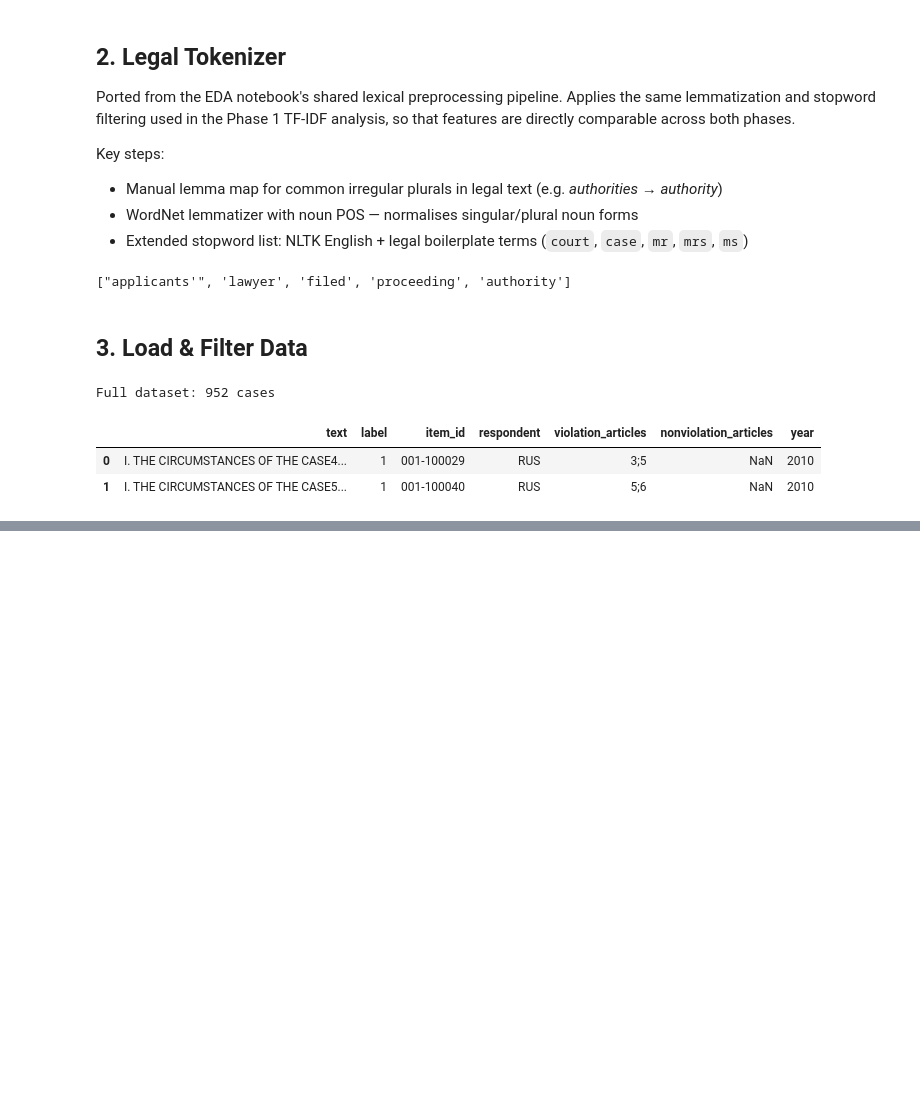
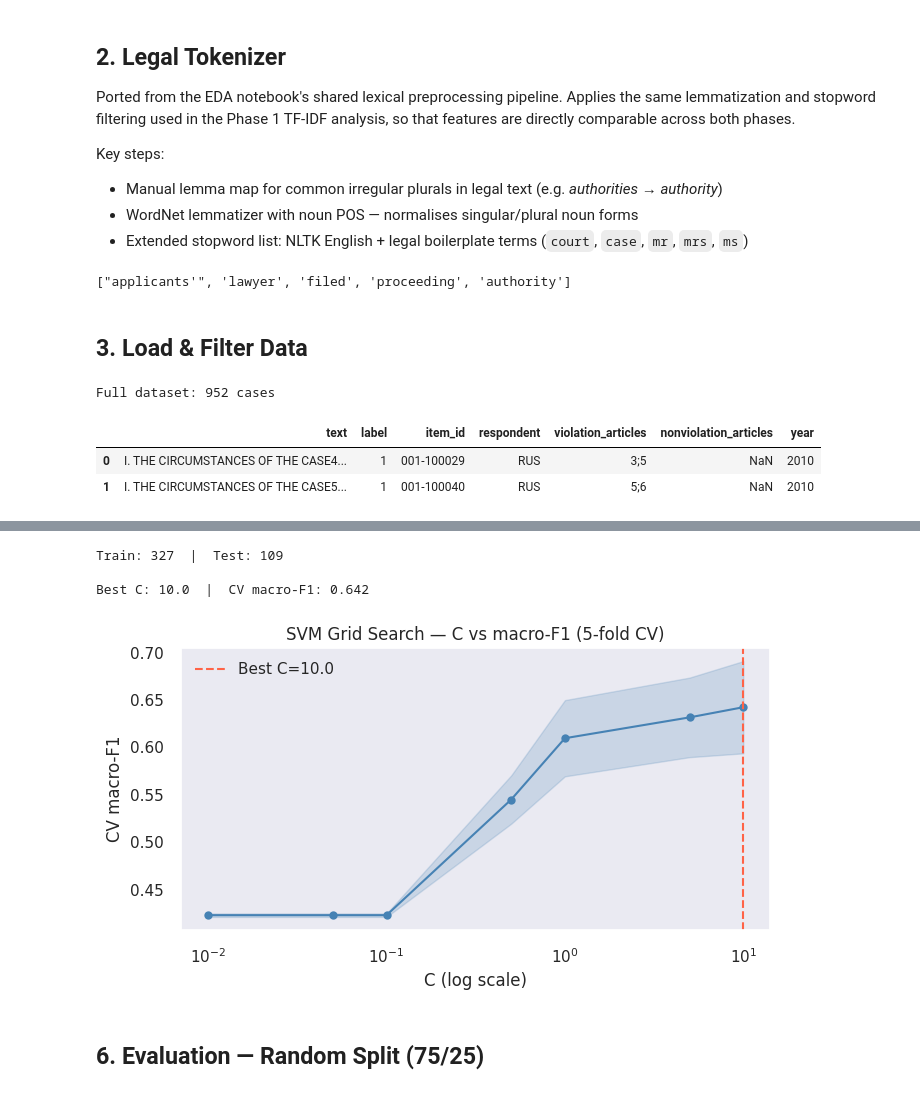
Before and after one commit to leondgarse/echr, a Jupyter notebook: train_svm.ipynb, the cells around one changed output, grey strips where cells are left out. Cells and saved outputs as stored; diff of their text form; code cells hidden in the pictures; blank space fills up the shorter version.

Commit message:
update for grid search

```diff
--- a/train_svm.ipynb
+++ b/train_svm.ipynb
@@ -370,0 +181,45 @@ plt.show()
+# %%
+X_train_r, X_test_r, y_train_r, y_test_r = train_test_split(
+    X, y, test_size=0.25, stratify=y, random_state=RANDOM_STATE
+)
+print(f'Train: {len(X_train_r)}  |  Test: {len(X_test_r)}')
+
+pipe_gs = Pipeline([
+    ('tfidf', make_tfidf()),
+    ('svm',   LinearSVC(max_iter=2000, random_state=RANDOM_STATE)),
+])
+
+param_grid = {'svm__C': [0.01, 0.05, 0.1, 0.5, 1.0, 5.0, 10.0]}
+cv = StratifiedKFold(n_splits=5, shuffle=True, random_state=RANDOM_STATE)
+
+gs = GridSearchCV(pipe_gs, param_grid, cv=cv, scoring='f1_macro', n_jobs=-1, refit=True)
+gs.fit(X_train_r, y_train_r)
+
+print(f'\nBest C: {gs.best_params_["svm__C"]}  |  CV macro-F1: {gs.best_score_:.3f}')
+# %% [output]
+Train: 327  |  Test: 109
+
+Best C: 10.0  |  CV macro-F1: 0.642
+# %%
+results_gs = pd.DataFrame(gs.cv_results_)
+fig, ax = plt.subplots(figsize=(7, 4))
+ax.plot(results_gs['param_svm__C'], results_gs['mean_test_score'], marker='o', color='steelblue')
+ax.fill_between(
+    results_gs['param_svm__C'],
+    results_gs['mean_test_score'] - results_gs['std_test_score'],
+    results_gs['mean_test_score'] + results_gs['std_test_score'],
+    alpha=0.2, color='steelblue'
+)
+ax.axvline(gs.best_params_['svm__C'], color='tomato', linestyle='--',
+           label=f'Best C={gs.best_params_["svm__C"]}')
+ax.set_xscale('log')
+ax.set_xlabel('C (log scale)')
+ax.set_ylabel('CV macro-F1')
+ax.set_title('SVM Grid Search \u2014 C vs macro-F1 (5-fold CV)')
+ax.legend()
+plt.tight_layout()
+plt.show()
+# %% [output]
+[figure, added]
+# %% [markdown]
+## 6. Evaluation — Random Split (75/25)
```
Also changed, not shown: parts of 39 cells of this notebook, 1 other file.
